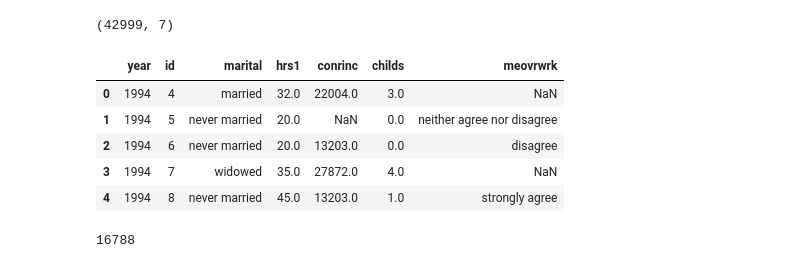
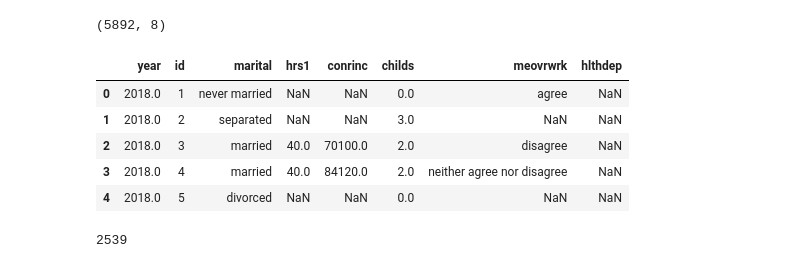
Before and after one commit to imdressel/project_gss, a Jupyter notebook: GSS_Rhiannon's_part.ipynb, the cells around one changed output. Drawn from its saved outputs; the diff is of its cells as text; code cells hidden in the pictures.

```diff
--- a/GSS_Rhiannon's_part.ipynb
+++ b/GSS_Rhiannon's_part.ipynb
@@ -6,20 +6,21 @@ import numpy as np
 import seaborn as sns
 import matplotlib.pyplot as plt
 # %%
-gss = pd.read_csv('https://raw.githubusercontent.com/imdressel/project_gss17/main/gss_data_v2.csv', low_memory=False)
+gss = pd.read_csv('https://raw.githubusercontent.com/imdressel/project_gss17/main/gss_data_20182022.csv', low_memory=False)
 print(gss.shape, '\n')
 gss.head()
 # %% [output]
-(42999, 7)
+(5892, 8)
-|  | year | id | marital | hrs1 | conrinc | childs | meovrwrk |
-| 0 | 1994 | 4 | married | 32.0 | 22004.0 | 3.0 | NaN |
-| 1 | 1994 | 5 | never married | 20.0 | NaN | 0.0 | neither agree nor disagree |
-| 2 | 1994 | 6 | never married | 20.0 | 13203.0 | 0.0 | disagree |
-| 3 | 1994 | 7 | widowed | 35.0 | 27872.0 | 4.0 | NaN |
-| 4 | 1994 | 8 | never married | 45.0 | 13203.0 | 1.0 | strongly agree |
+|  | year | id | marital | hrs1 | conrinc | childs | meovrwrk | hlthdep |
+| 0 | 2018.0 | 1 | never married | NaN | NaN | 0.0 | agree | NaN |
+| 1 | 2018.0 | 2 | separated | NaN | NaN | 3.0 | NaN | NaN |
+| 2 | 2018.0 | 3 | married | 40.0 | 70100.0 | 2.0 | disagree | NaN |
+| 3 | 2018.0 | 4 | married | 40.0 | 84120.0 | 2.0 | neither agree nor disagree | NaN |
+| 4 | 2018.0 | 5 | divorced | NaN | NaN | 0.0 | NaN | NaN |
 # %%
-gss['conrinc']
+income = gss['conrinc']
+income.describe() #Float
 #gss['conrinc'].values.tolist()
-gss['conrinc'].isna().sum() #16,788 NA values
+income.isna().sum() #2,539 NA values
 # %% [output]
-16788
+2539
```
Also changed, not shown: parts of 6 cells of this notebook.
